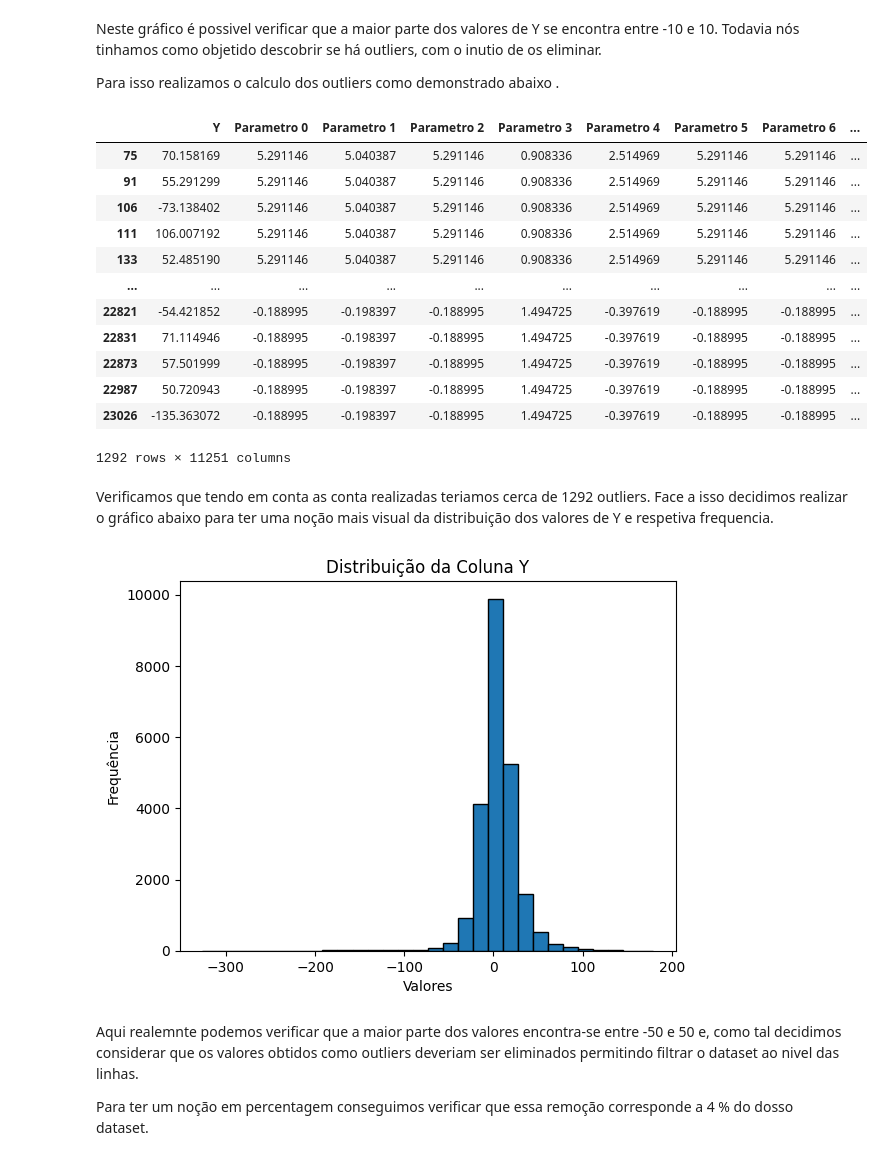
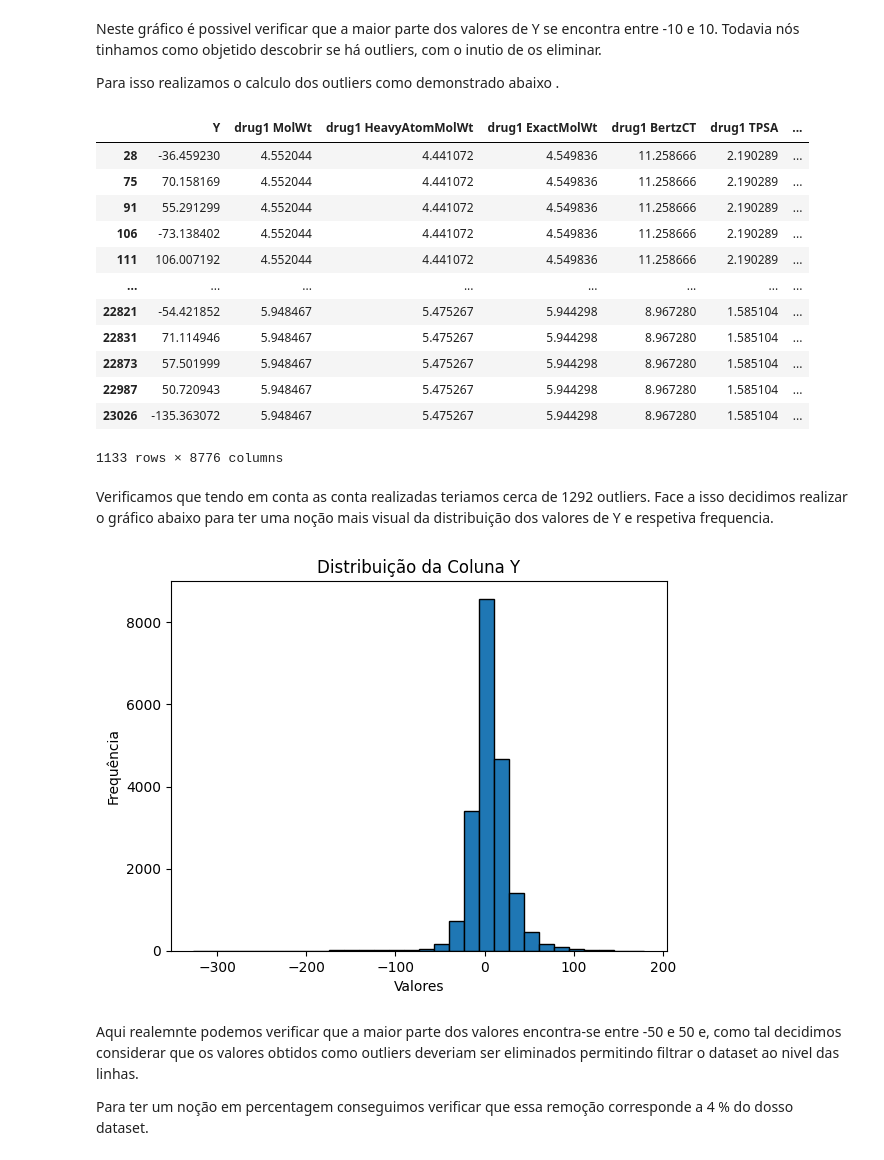
Before and after one commit to GuilhermeLoboSousa/Work-SIB, a Jupyter notebook: group1.ipynb, the cells around one changed output. Drawn from its saved outputs; the diff is of its cells as text; code cells hidden in the pictures.

```diff
--- a/group1.ipynb
+++ b/group1.ipynb
@@ -269,0 +255,7 @@ valores nan presentes nos descritores e morgan fingerprint, respetivamente: 0 0
+# %%
+linhas_com_nan = dataset[dataset.isnull().any(axis=1)]
+linhas_com_nan_index = linhas_com_nan.index.intersection(dataset.index)
+# %%
+dataset_sem_nan = dataset.drop(linhas_com_nan_index)
+dataset=dataset_sem_nan
+dataset
@@ -368,12 +359,12 @@ Y > 10 interação synergistic  (mais efeitos da droga A e B do que de forma ind
 Função para separar os Y no range que se encontram com o objetivo de fazer uma pieplot para mostrar visualmente a % de cada tipo de interação
 # %%
 # Criar uma nova coluna chamada 'nova_coluna' com base nas condições
-dataset['nova_coluna'] = np.where(dataset['Y'] <= -10, -1,
-                                 np.where((dataset['Y'] > -10) & (dataset['Y'] < 10), 0, 1))
+dataset_filtrado['nova_coluna'] = np.where(dataset_filtrado['Y'] <= -10, -1,
+                                 np.where((dataset_filtrado['Y'] > -10) & (dataset['Y'] < 10), 0, 1))
 
 
 # Contar a ocorrência de cada valor na coluna 'nova_coluna'
-contagem_valores = dataset['nova_coluna'].value_counts()
+contagem_valores = dataset_filtrado['nova_coluna'].value_counts()
 
 plt.pie(contagem_valores, labels=contagem_valores.index, autopct='%1.1f%%', startangle=90, colors=['blue', 'yellow', 'green'])
 plt.title('Distribuição de Valores')
@@ -385,27 +376,27 @@ Neste gráfico é possivel verificar que a maior parte dos valores de Y se encon
 
 Para isso realizamos o calculo dos outliers como demonstrado abaixo .
 # %%
-Q1 = dataset['Y'].quantile(0.25)
-Q3 = dataset['Y'].quantile(0.75)
+Q1 = dataset_filtrado['Y'].quantile(0.25)
+Q3 = dataset_filtrado['Y'].quantile(0.75)
 IQR = Q3 - Q1
 
 # Identificar outliers
-outliers = dataset[(dataset['Y'] < Q1 - 1.5 * IQR) | (dataset['Y'] > Q3 + 1.5 * IQR)]
+outliers = dataset_filtrado[(dataset_filtrado['Y'] < Q1 - 1.5 * IQR) | (dataset_filtrado['Y'] > Q3 + 1.5 * IQR)]
 outliers
 # %% [output]
-|  | Y | Parametro 0 | Parametro 1 | Parametro 2 | Parametro 3 | Parametro 4 | Parametro 5 | Parametro 6 | ... |
-| 75 | 70.158169 | 5.291146 | 5.040387 | 5.291146 | 0.908336 | 2.514969 | 5.291146 | 5.291146 | ... |
-| 91 | 55.291299 | 5.291146 | 5.040387 | 5.291146 | 0.908336 | 2.514969 | 5.291146 | 5.291146 | ... |
-| 106 | -73.138402 | 5.291146 | 5.040387 | 5.291146 | 0.908336 | 2.514969 | 5.291146 | 5.291146 | ... |
-| 111 | 106.007192 | 5.291146 | 5.040387 | 5.291146 | 0.908336 | 2.514969 | 5.291146 | 5.291146 | ... |
-| 133 | 52.485190 | 5.291146 | 5.040387 | 5.291146 | 0.908336 | 2.514969 | 5.291146 | 5.291146 | ... |
-| ... | ... | ... | ... | ... | ... | ... | ... | ... | ... |
-| 22821 | -54.421852 | -0.188995 | -0.198397 | -0.188995 | 1.494725 | -0.397619 | -0.188995 | -0.188995 | ... |
-| 22831 | 71.114946 | -0.188995 | -0.198397 | -0.188995 | 1.494725 | -0.397619 | -0.188995 | -0.188995 | ... |
-| 22873 | 57.501999 | -0.188995 | -0.198397 | -0.188995 | 1.494725 | -0.397619 | -0.188995 | -0.188995 | ... |
-| 22987 | 50.720943 | -0.188995 | -0.198397 | -0.188995 | 1.494725 | -0.397619 | -0.188995 | -0.188995 | ... |
-| 23026 | -135.363072 | -0.188995 | -0.198397 | -0.188995 | 1.494725 | -0.397619 | -0.188995 | -0.188995 | ... |
+|  | Y | drug1 MolWt | drug1 HeavyAtomMolWt | drug1 ExactMolWt | drug1 BertzCT | drug1 TPSA | ... |
+| 28 | -36.459230 | 4.552044 | 4.441072 | 4.549836 | 11.258666 | 2.190289 | ... |
+| 75 | 70.158169 | 4.552044 | 4.441072 | 4.549836 | 11.258666 | 2.190289 | ... |
+| 91 | 55.291299 | 4.552044 | 4.441072 | 4.549836 | 11.258666 | 2.190289 | ... |
+| 106 | -73.138402 | 4.552044 | 4.441072 | 4.549836 | 11.258666 | 2.190289 | ... |
+| 111 | 106.007192 | 4.552044 | 4.441072 | 4.549836 | 11.258666 | 2.190289 | ... |
+| ... | ... | ... | ... | ... | ... | ... | ... |
+| 22821 | -54.421852 | 5.948467 | 5.475267 | 5.944298 | 8.967280 | 1.585104 | ... |
+| 22831 | 71.114946 | 5.948467 | 5.475267 | 5.944298 | 8.967280 | 1.585104 | ... |
+| 22873 | 57.501999 | 5.948467 | 5.475267 | 5.944298 | 8.967280 | 1.585104 | ... |
+| 22987 | 50.720943 | 5.948467 | 5.475267 | 5.944298 | 8.967280 | 1.585104 | ... |
+| 23026 | -135.363072 | 5.948467 | 5.475267 | 5.944298 | 8.967280 | 1.585104 | ... |
-1292 rows × 11251 columns
+1133 rows × 8776 columns
 # %% [markdown]
 Verificamos que tendo em conta as conta realizadas teriamos cerca de 1292 outliers. Face a isso decidimos realizar o gráfico abaixo para ter uma noção mais visual da distribuição dos valores de Y e respetiva frequencia.
 # %%
@@ -418,7 +409,7 @@ plt.xlabel('Valores')
 plt.ylabel('Frequência')
 plt.show()
 # %% [output]
-[figure, old version]
+[figure, new version]
 # %% [markdown]
 Aqui realemnte podemos verificar que a maior parte dos valores encontra-se entre -50 e 50 e, como tal decidimos considerar que os valores obtidos como outliers deveriam ser eliminados permitindo filtrar o dataset ao nivel das linhas.
 
```
Also changed, not shown: parts of 24 cells of this notebook.
